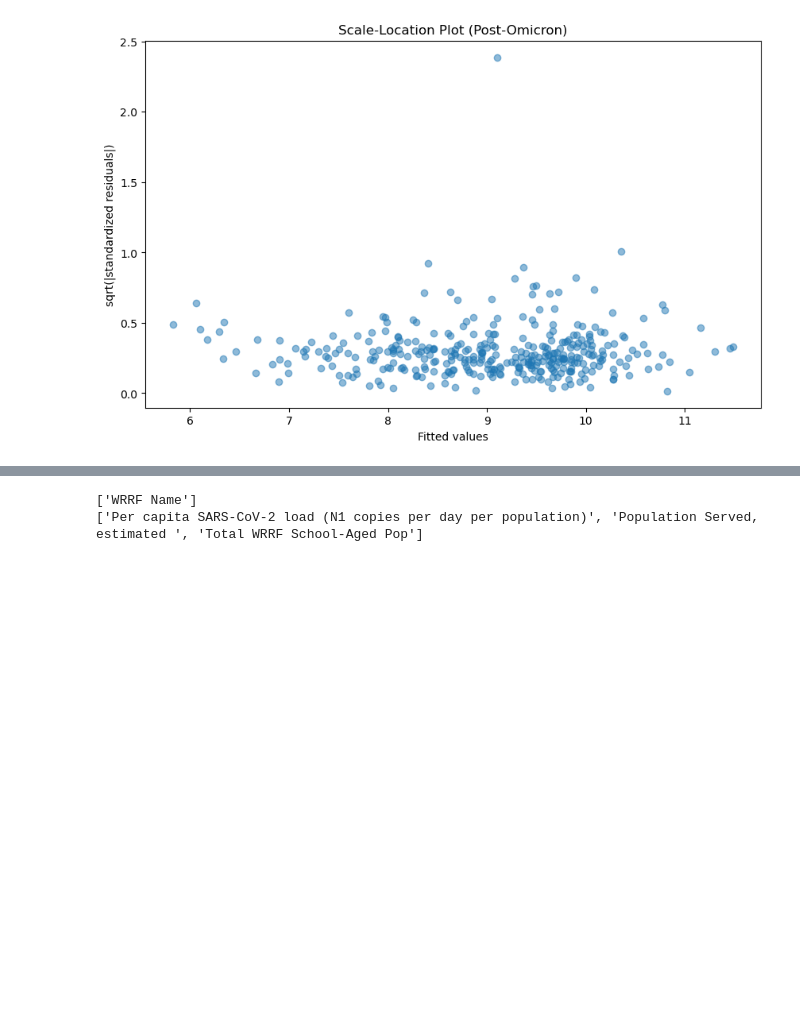
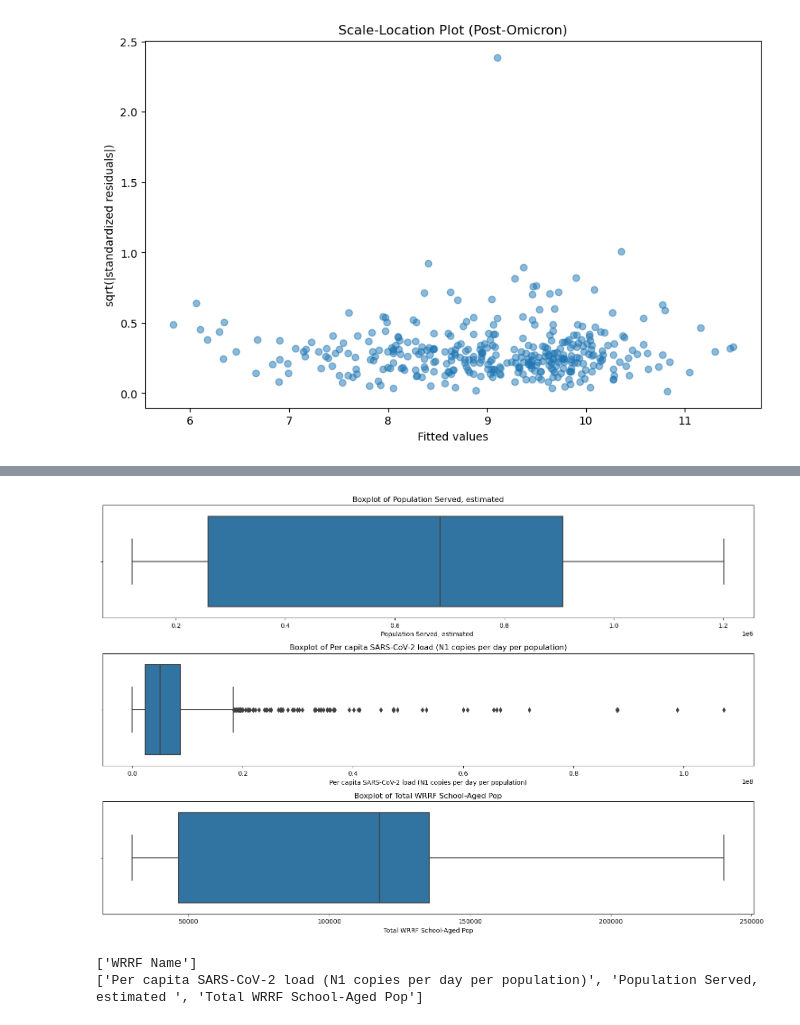
Before and after one commit to Lou-Hines/Covid_Wastewater_and_Schools, a Jupyter notebook: Regression_Modelling/Post-Omicron_EDA_and_Modelling.ipynb, the cells around one changed output, grey strips where cells are left out. Saved outputs shown, nothing was run; the diff lists cells and outputs as text; code cells hidden in the pictures; blank space fills up the shorter version.

```diff
--- a/Regression_Modelling/Post-Omicron_EDA_and_Modelling.ipynb
+++ b/Regression_Modelling/Post-Omicron_EDA_and_Modelling.ipynb
@@ -295 +308,32 @@ merged_df_post_omi.describe()
+# %%
+# Defining a function to calculate z-scores and outliers greater than 3 stds
+def identify_outliers(df, column):
+    z_scores = zscore(df[column])
+    df['z_scores'] = z_scores
+    outliers = df[(df['z_scores'] > 3) | (df['z_scores'] < -3)]
+    return outliers
+
+outliers_1 = identify_outliers(copy, 'Population Served, estimated ')
+outliers_2 = identify_outliers(copy, 'Per capita SARS-CoV-2 load (N1 copies per day per population)')
+outliers_3 = identify_outliers(copy, 'Total WRRF School-Aged Pop')
+
+
+plt.figure(figsize=(15, 10))
+
+plt.subplot(3, 1, 1)
+sns.boxplot(x=copy['Population Served, estimated '])
+plt.title('Boxplot of Population Served, estimated')
+
+plt.subplot(3, 1, 2)
+sns.boxplot(x=copy['Per capita SARS-CoV-2 load (N1 copies per day per population)'])
+plt.title('Boxplot of Per capita SARS-CoV-2 load (N1 copies per day per population)')
+
+plt.subplot(3, 1, 3)
+sns.boxplot(x=copy['Total WRRF School-Aged Pop'])
+plt.title('Boxplot of Total WRRF School-Aged Pop')
+
+plt.tight_layout()
+plt.show()
+# %% [output]
+[figure, added]
 # %%
```
Also changed, not shown: parts of 6 cells of this notebook, 1 other file.
